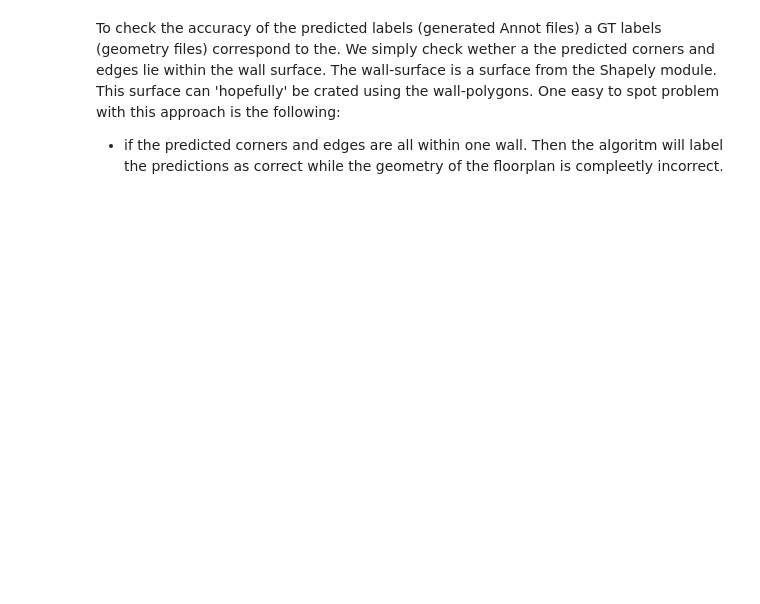
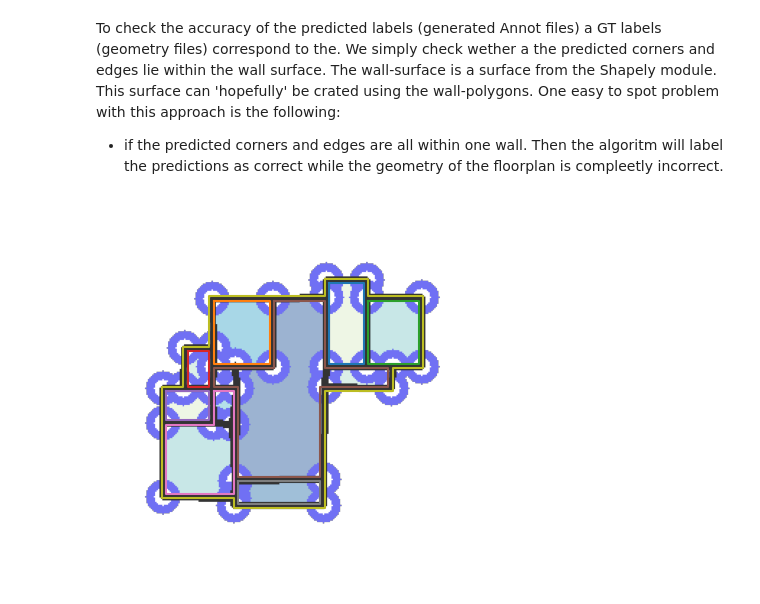
Before and after one commit to woutervanbeek/HEAT_Reproduction, a Jupyter notebook: Create_annot_files.ipynb, the cells around one changed output. Cells and saved outputs as stored; diff of their text form; code cells hidden in the pictures; blank space fills up the shorter version.

```diff
--- a/Create_annot_files.ipynb
+++ b/Create_annot_files.ipynb
@@ -118,3 +119,14 @@ POLYGON ((61 47, 61 210, 124 210, 124 169, 141 169, 141 210, 195 210, 196 210, 1
 To check the accuracy of the predicted labels (generated Annot files) a GT labels (geometry files) correspond to the. We simply check wether a the predicted corners and edges lie within the wall surface. The wall-surface is a surface from the Shapely module. This surface can 'hopefully' be crated using the wall-polygons.
 One easy to spot problem with this approach is the following:
 - if the predicted corners and edges are all within one wall. Then the algoritm will label the predictions as correct while the geometry of the floorplan is compleetly incorrect.
+# %%
+vis_prediction = np.asarray(Image.open('../heat/s3d_floorplan_eval/viz_heat_RPLAN_small/1_results.png'))
+fig, ax = plt.subplots()
+ax.imshow(vis_prediction, alpha=0.8)
+ax.axis('off')
+
+# first let plot the walls
+for key in wall_polygons.keys():
+    plot_polygon(ax,wall_polygons[key], alpha=1)
+# %% [output]
+[figure, added]
```
Also changed, not shown: parts of 4 cells of this notebook.
